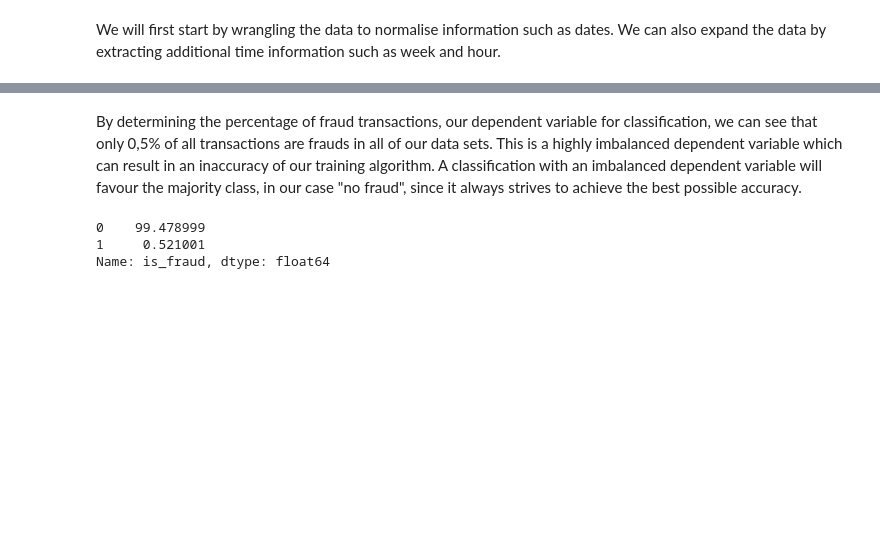
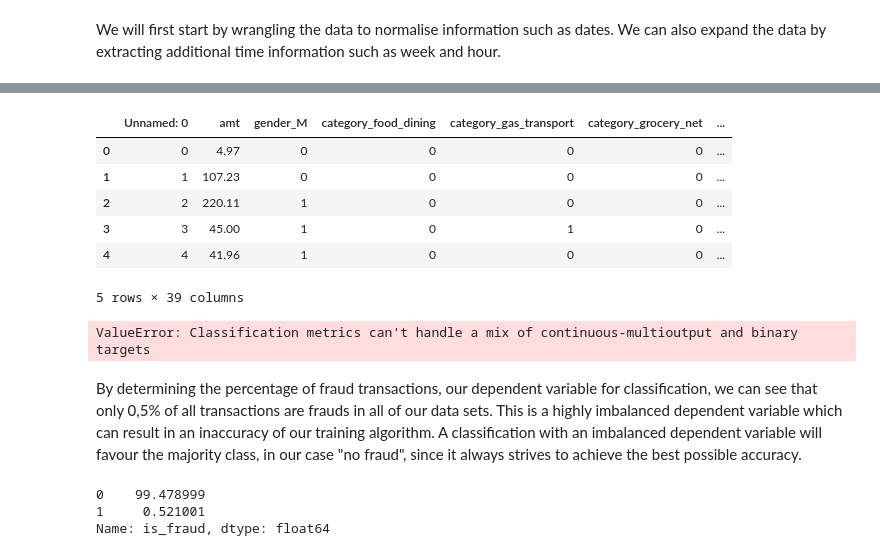
Before and after one commit to ditzlike/emlp_project, a Jupyter notebook: wip_notebook.ipynb, the cells around one changed output, grey strips where cells are left out. Cells and saved outputs as stored; diff of their text form; code cells hidden in the pictures; blank space fills up the shorter version.

Commit message:
getting the first Tree Classifier, but accuracy is not working yet

```diff
--- a/wip_notebook.ipynb
+++ b/wip_notebook.ipynb
@@ -165,0 +100,27 @@ X.head()
+# %%
+# TODO: alle diese drops rechtfertigen und raw_features umbenennen, weil falsch
+raw_features = train_data
+raw_features = raw_features.drop('lat', axis = 1)
+raw_features = raw_features.drop('long', axis = 1)
+raw_features = raw_features.drop('city_pop', axis = 1)
+raw_features = raw_features.drop('trans_num', axis = 1)
+raw_features = raw_features.drop('unix_time', axis = 1)
+raw_features = raw_features.drop('merch_lat', axis = 1)
+raw_features = raw_features.drop('merch_long', axis = 1)
+raw_features = raw_features.drop('street', axis = 1)
+raw_features = raw_features.drop('cc_num', axis = 1)
+raw_features = raw_features.drop('zip', axis = 1)
+raw_features = raw_features.drop('city', axis = 1)
+raw_features = raw_features.drop('first', axis = 1)
+raw_features = raw_features.drop('last', axis = 1)
+raw_features = raw_features.drop('trans_date_trans_time', axis = 1)
+raw_features = raw_features.drop('year', axis = 1)
+raw_features = raw_features.drop('month', axis = 1)
+raw_features = raw_features.drop('dob', axis = 1)
+raw_features = raw_features.drop('day', axis = 1)
+raw_features = raw_features.drop('week', axis = 1)
+
+# andere Darstellung?
+raw_features = raw_features.drop('merchant', axis = 1)
+raw_features = raw_features.drop('job', axis = 1)
+raw_features = raw_features.drop('state', axis = 1)
@@ -166,3 +147,41 @@ X.head()
+# %%
+
+
+# TODO vielleicht namen droppen? oder Wiederholungstaeter behalten? Oder latency usw droppen, weil unnoetige features?
+category_one_hot = pd.get_dummies(X.category, prefix='category', drop_first=True)
+X = X.drop('category', axis = 1)
+gender_one_hot = pd.get_dummies(X.gender, prefix='gender', drop_first=True)
+X = X.drop('gender', axis = 1)
+hour_one_hot = pd.get_dummies(X.hour, prefix='hour', drop_first=True)
+X = X.drop('hour', axis = 1)
+#state_one_hot = pd.get_dummies(raw_features.category, prefix='state', drop_first=True)
+
+X = pd.concat([X, gender_one_hot, category_one_hot, hour_one_hot], axis=1)
+
+X.head()
+# %% [output]
+|  | Unnamed: 0 | amt | gender_M | category_food_dining | category_gas_transport | category_grocery_net | ... |
+| 0 | 0 | 4.97 | 0 | 0 | 0 | 0 | ... |
+| 1 | 1 | 107.23 | 0 | 0 | 0 | 0 | ... |
+| 2 | 2 | 220.11 | 1 | 0 | 0 | 0 | ... |
+| 3 | 3 | 45.00 | 1 | 0 | 1 | 0 | ... |
+| 4 | 4 | 41.96 | 1 | 0 | 0 | 0 | ... |
+5 rows × 39 columns
+# %%
+# cross validation
+from sklearn.tree import DecisionTreeClassifier
+model = DecisionTreeClassifier(max_depth = 20)
+X.head()
+model.fit(X, y)
+
+#TODO: get this working... and get test data working the same as here.
+
+from sklearn.metrics import accuracy_score
+train_accuracy = accuracy_score(X, y)
+
+#from sklearn.model_selection import GridSearchCV
+# %% [output]
+ValueError: Classification metrics can't handle a mix of continuous-multioutput and binary targets
 # %% [markdown]
 By determining the percentage of fraud transactions, our dependent variable for classification, we can see that only 0,5% of all transactions are frauds in all of our data sets. This is a highly imbalanced dependent variable which can result in an inaccuracy of our training algorithm. A classification with an imbalanced dependent variable will favour the majority class, in our case "no fraud", since it always strives to achieve the best possible accuracy.
 # %%
```
Also changed, not shown: parts of 29 cells of this notebook.
